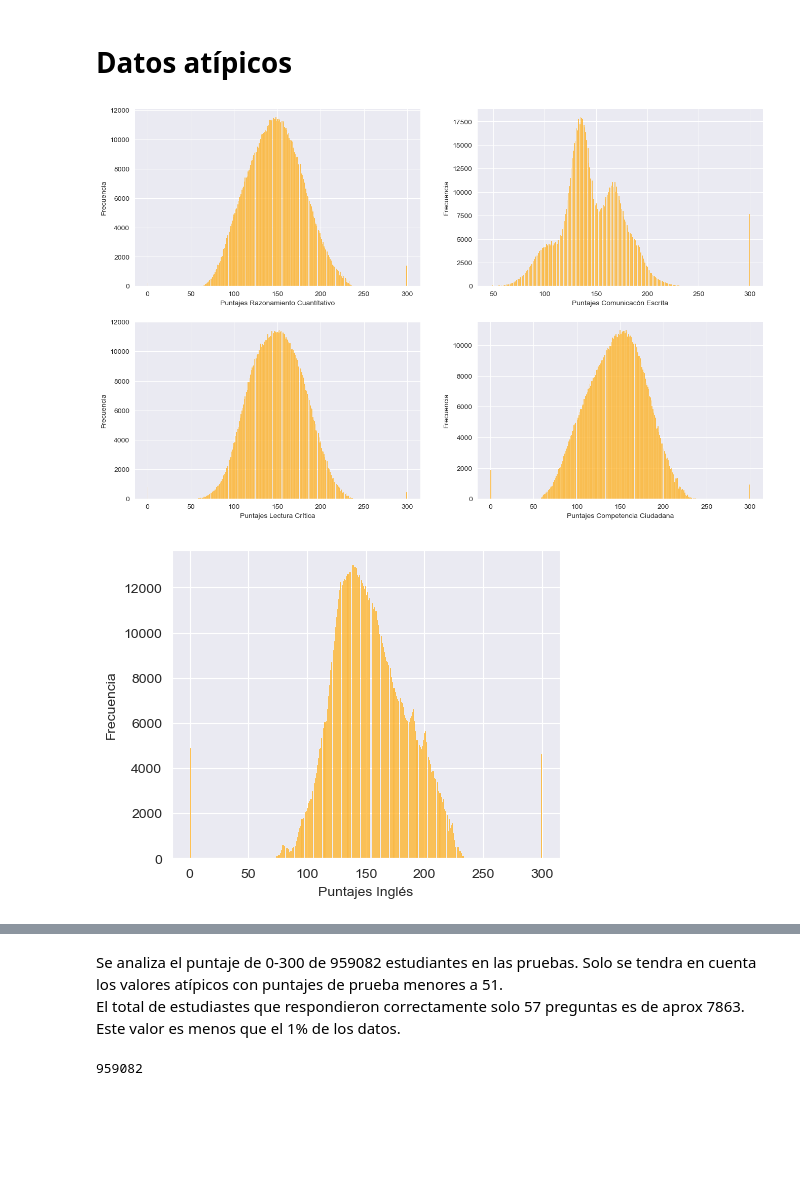
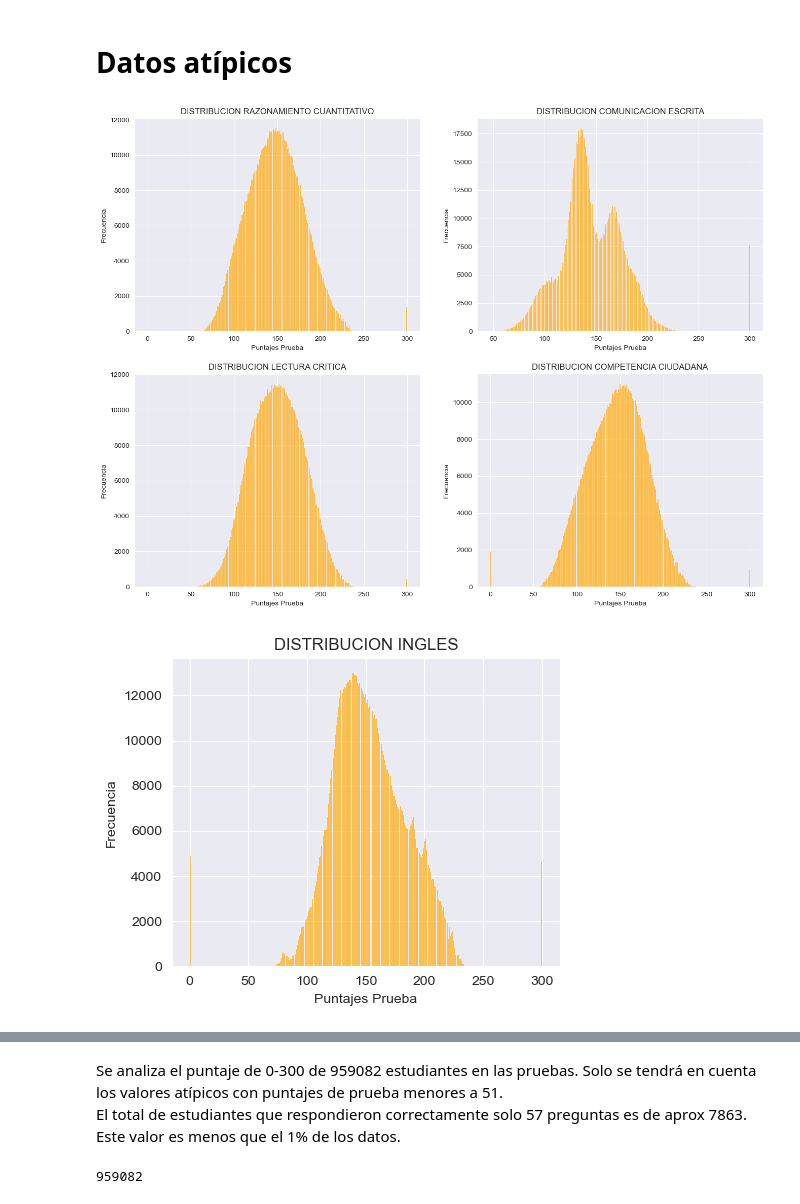
Before and after one commit to jospinoponce/PruebasSaberPro_Colombia, a Jupyter notebook: report_EDA.ipynb, the cells around one changed output, grey strips where cells are left out. Cells and saved outputs as stored; diff of their text form; code cells hidden in the pictures; blank space fills up the shorter version.

```diff
--- a/report_EDA.ipynb
+++ b/report_EDA.ipynb
@@ -141,35 +141,36 @@ dq.head(2)
 # %%
 # Gráfica de la distribución de las variables numéricas.
 
 ''' MOD_RAZONA_CUANTITAT_PUNT, MOD_COMUNI_ESCRITA_PUNT, MOD_LECTURA_CRITICA_PUNT,
     MOD_COMPETEN_CIUDADA_PUNT, MOD_INGLES_PUNT'''
 
 sns.set_style("darkgrid") # Formato para el Backgound del grafico.
 
 # Se crean ejes segmentados, para las primeras 4 gráficas.
 
-fig, ax = plt.subplots(nrows = 2, ncols = 2, figsize = (16, 10))
+fig, ax = plt.subplots(nrows = 2, ncols = 2, figsize = (16, 12))
 
-sns.histplot(data=dq,x='MOD_RAZONA_CUANTITAT_PUNT',color="orange",ax=ax[0,0]).set(xlabel="Puntajes Razonamiento Cuantítativo",
-ylabel="Frecuencia")
+sns.histplot(data=dq,x='MOD_RAZONA_CUANTITAT_PUNT',color="orange",ax=ax[0,0]).set(title="DISTRIBUCION RAZONAMIENTO CUANTITATIVO",
+xlabel="Puntajes Prueba",ylabel="Frecuencia")
 
-sns.histplot(data=dq,x='MOD_COMUNI_ESCRITA_PUNT',color="orange",ax=ax[0,1]).set(xlabel="Puntajes Comunicacón Escríta",
-ylabel="Frecuencia")
+sns.histplot(data=dq,x='MOD_COMUNI_ESCRITA_PUNT',color="orange",ax=ax[0,1]).set(title="DISTRIBUCION COMUNICACION ESCRITA",
+xlabel="Puntajes Prueba", ylabel="Frecuencia")
 
-sns.histplot(data=dq,x='MOD_LECTURA_CRITICA_PUNT',color="orange",ax=ax[1,0]).set(xlabel= "Puntajes Lectura Crítica",
-ylabel="Frecuencia")
+sns.histplot(data=dq,x='MOD_LECTURA_CRITICA_PUNT',color="orange",ax=ax[1,0]).set(title="DISTRIBUCION LECTURA CRITICA",
+xlabel="Puntajes Prueba", ylabel="Frecuencia")
 
-sns.histplot(data=dq,x='MOD_COMPETEN_CIUDADA_PUNT',color="orange",ax=ax[1,1]).set(xlabel="Puntajes Competencia Ciudadana",
-ylabel="Frecuencia")
+sns.histplot(data=dq,x='MOD_COMPETEN_CIUDADA_PUNT',color="orange",ax=ax[1,1]).set(title="DISTRIBUCION COMPETENCIA CIUDADANA",
+xlabel="Puntajes Prueba",ylabel="Frecuencia")
 
 # Ultima gráfica.
 
 fig, ax = plt.subplots(nrows = 1, ncols = 1, figsize = (5, 4))
-sns.histplot(data=dq, x='MOD_INGLES_PUNT', color="orange" ).set( xlabel = "Puntajes Inglés",ylabel="Frecuencia" )
+sns.histplot(data=dq, x='MOD_INGLES_PUNT', color="orange" ).set( title= "DISTRIBUCION INGLES", xlabel = "Puntajes Prueba"
+,ylabel="Frecuencia" )
 plt.show()
 # %% [output]
-[figure, old version]
+[figure, new version]
-[figure, old version]
+[figure, new version]
 # %%
 # Aplicación de regla de los tres sigmas para outliers.
 
@@ -192,8 +193,9 @@ outliers(dq[['MOD_RAZONA_CUANTITAT_PUNT','MOD_COMUNI_ESCRITA_PUNT','MOD_LECTURA_
 | MOD_COMPETEN_CIUDADA_PUNT | 959082.0 | 145.662284 | 147.0 | 33.571110 | 0.0 | 122.0 | 147.0 | 170.0 | 300.0 | 246.0 | ... |
 | MOD_INGLES_PUNT | 959082.0 | 153.626617 | 150.0 | 33.300381 | 0.0 | 131.0 | 150.0 | 175.0 | 300.0 | 254.0 | ... |
 # %% [markdown]
-Se analiza el puntaje de 0-300 de 959082 estudiantes en las pruebas. Solo se tendra en cuenta los valores atípicos con puntajes de prueba menores a 51.<br>
-El total de estudiastes que respondieron correctamente solo 57 preguntas es de aprox 7863. Este valor es menos que el 1% de los datos.
+
+Se analiza el puntaje de 0-300 de 959082 estudiantes en las pruebas. Solo se tendrá en cuenta los valores atípicos con puntajes de prueba menores a 51.<br>
+El total de estudiantes que respondieron correctamente solo 57 preguntas es de aprox 7863. Este valor es menos que el 1% de los datos.
 # %%
 len(dq)
 # %% [output]
```
Also changed, not shown: parts of 3 cells of this notebook, 7 other files.
